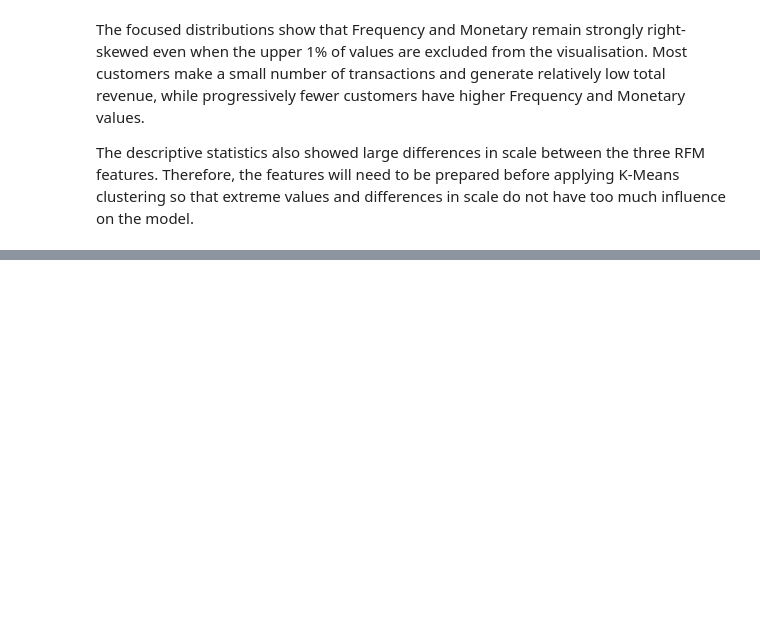
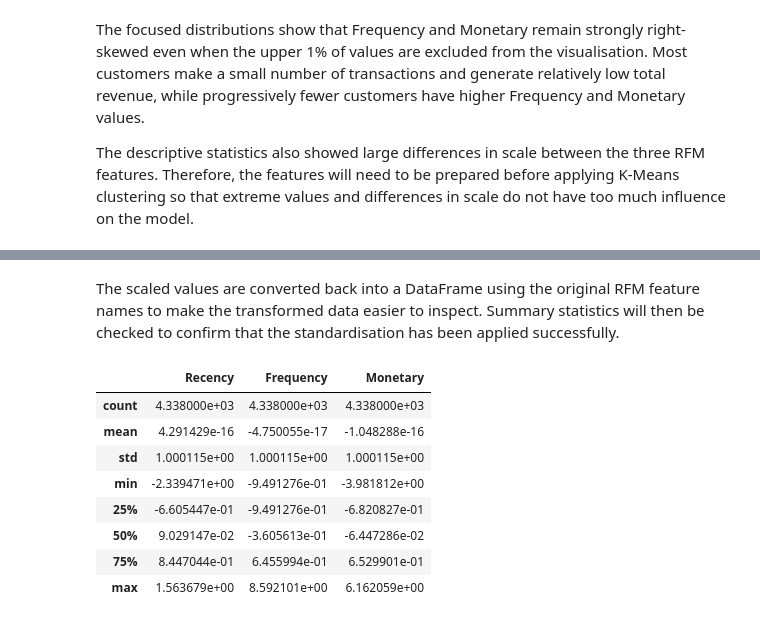
Before and after one commit to sahra02/Online-Retail-Transaction-Analysis, a Jupyter notebook: jupyter_notebooks/03-Machine_Learning.ipynb, the cells around one changed output, grey strips where cells are left out. Saved outputs shown, nothing was run; the diff lists cells and outputs as text; code cells hidden in the pictures; blank space fills up the shorter version.

Commit message:
Prepare RFM features for K-Means clustering

```diff
--- a/jupyter_notebooks/03-Machine_Learning.ipynb
+++ b/jupyter_notebooks/03-Machine_Learning.ipynb
@@ -307,0 +366,4 @@ The descriptive statistics also showed large differences in scale between the th
+# %%
+scaler = StandardScaler()
+rfm_scaled = scaler.fit_transform(rfm_log)
+rfm_scaled
@@ -307,0 +378,4 @@ The descriptive statistics also showed large differences in scale between the th
+# %%
+rfm_scaled = pd.DataFrame(rfm_scaled, columns=["Recency", "Frequency", "Monetary"])
+
+rfm_scaled.head()
@@ -307,0 +389,14 @@ The descriptive statistics also showed large differences in scale between the th
+# %% [markdown]
+The scaled values are converted back into a DataFrame using the original RFM feature names to make the transformed data easier to inspect. Summary statistics will then be checked to confirm that the standardisation has been applied successfully.
+# %%
+rfm_scaled.describe()
+# %% [output]
+|  | Recency | Frequency | Monetary |
+| count | 4.338000e+03 | 4.338000e+03 | 4.338000e+03 |
+| mean | 4.291429e-16 | -4.750055e-17 | -1.048288e-16 |
+| std | 1.000115e+00 | 1.000115e+00 | 1.000115e+00 |
+| min | -2.339471e+00 | -9.491276e-01 | -3.981812e+00 |
+| 25% | -6.605447e-01 | -9.491276e-01 | -6.820827e-01 |
+| 50% | 9.029147e-02 | -3.605613e-01 | -6.447286e-02 |
+| 75% | 8.447044e-01 | 6.455994e-01 | 6.529901e-01 |
+| max | 1.563679e+00 | 8.592101e+00 | 6.162059e+00 |
```
Also changed, not shown: parts of 13 cells of this notebook.
